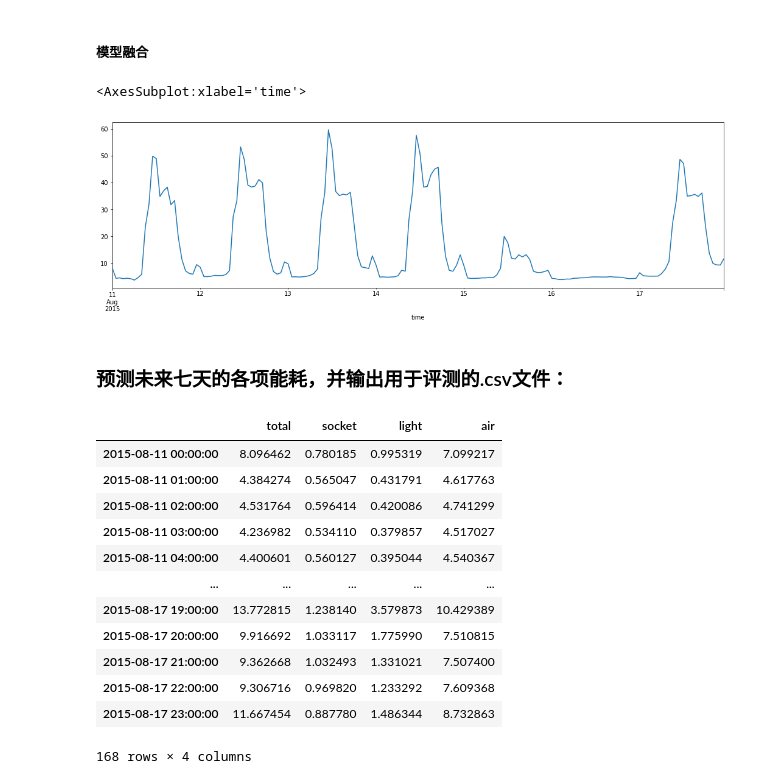
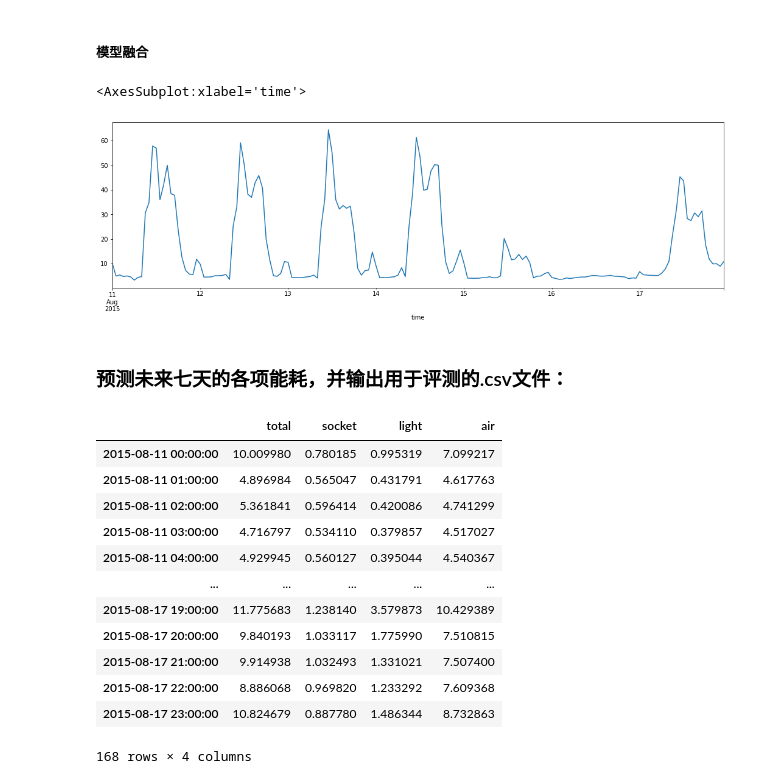
Before and after one commit to ZongXR/Smart-Building-Energy-Consumption-Prediction, a Jupyter notebook: notebooks/main-C.ipynb, the cells around one changed output. Saved outputs shown, nothing was run; the diff lists cells and outputs as text; code cells hidden in the pictures.

```diff
--- a/notebooks/main-C.ipynb
+++ b/notebooks/main-C.ipynb
@@ -994,11 +1006,16 @@ total_pred5 = model_total5.predict(np.expand_dims(x_test_total.values, 0))[0, :,
 # %%
 total_pred = (total_pred1 + total_pred2 + total_pred3 + total_pred4) / 4
 total_pred[120:144] = total_pred2[120:144]
+
+old_data = pd.read_csv("../data/submit_2023-04-26T10-59.csv")
+delta = total_pred - old_data["total"].values
+total_pred = total_pred + delta
+
 data_total.loc["2015-08-11 00:00:00" : "2015-08-17 23:00:00", "value_total"] = total_pred
 data_total.loc["2015-08-11 00:00:00" : "2015-08-17 23:00:00", "value_total"].plot(figsize=(18, 5))
 # %% [output]
 <AxesSubplot:xlabel='time'>
-[figure, old version]
+[figure, new version]
 # %% [markdown]
 <h3>预测未来七天的各项能耗，并输出用于评测的.csv文件：</h3>
 # %%
@@ -1014,17 +1031,17 @@ results.to_csv(os.path.join("../data", filename), index=False)
 results
 # %% [output]
 |  | total | socket | light | air |
-| 2015-08-11 00:00:00 | 8.096462 | 0.780185 | 0.995319 | 7.099217 |
-| 2015-08-11 01:00:00 | 4.384274 | 0.565047 | 0.431791 | 4.617763 |
-| 2015-08-11 02:00:00 | 4.531764 | 0.596414 | 0.420086 | 4.741299 |
-| 2015-08-11 03:00:00 | 4.236982 | 0.534110 | 0.379857 | 4.517027 |
-| 2015-08-11 04:00:00 | 4.400601 | 0.560127 | 0.395044 | 4.540367 |
+| 2015-08-11 00:00:00 | 10.009980 | 0.780185 | 0.995319 | 7.099217 |
+| 2015-08-11 01:00:00 | 4.896984 | 0.565047 | 0.431791 | 4.617763 |
+| 2015-08-11 02:00:00 | 5.361841 | 0.596414 | 0.420086 | 4.741299 |
+| 2015-08-11 03:00:00 | 4.716797 | 0.534110 | 0.379857 | 4.517027 |
+| 2015-08-11 04:00:00 | 4.929945 | 0.560127 | 0.395044 | 4.540367 |
 | ... | ... | ... | ... | ... |
-| 2015-08-17 19:00:00 | 13.772815 | 1.238140 | 3.579873 | 10.429389 |
-| 2015-08-17 20:00:00 | 9.916692 | 1.033117 | 1.775990 | 7.510815 |
-| 2015-08-17 21:00:00 | 9.362668 | 1.032493 | 1.331021 | 7.507400 |
-| 2015-08-17 22:00:00 | 9.306716 | 0.969820 | 1.233292 | 7.609368 |
-| 2015-08-17 23:00:00 | 11.667454 | 0.887780 | 1.486344 | 8.732863 |
+| 2015-08-17 19:00:00 | 11.775683 | 1.238140 | 3.579873 | 10.429389 |
+| 2015-08-17 20:00:00 | 9.840193 | 1.033117 | 1.775990 | 7.510815 |
+| 2015-08-17 21:00:00 | 9.914938 | 1.032493 | 1.331021 | 7.507400 |
+| 2015-08-17 22:00:00 | 8.886068 | 0.969820 | 1.233292 | 7.609368 |
+| 2015-08-17 23:00:00 | 10.824679 | 0.887780 | 1.486344 | 8.732863 |
 168 rows × 4 columns
 # %%
 with ZipFile('../data/test.zip', 'w') as zip_file:
```
Also changed, not shown: parts of 13 cells of this notebook, 2 other files.
